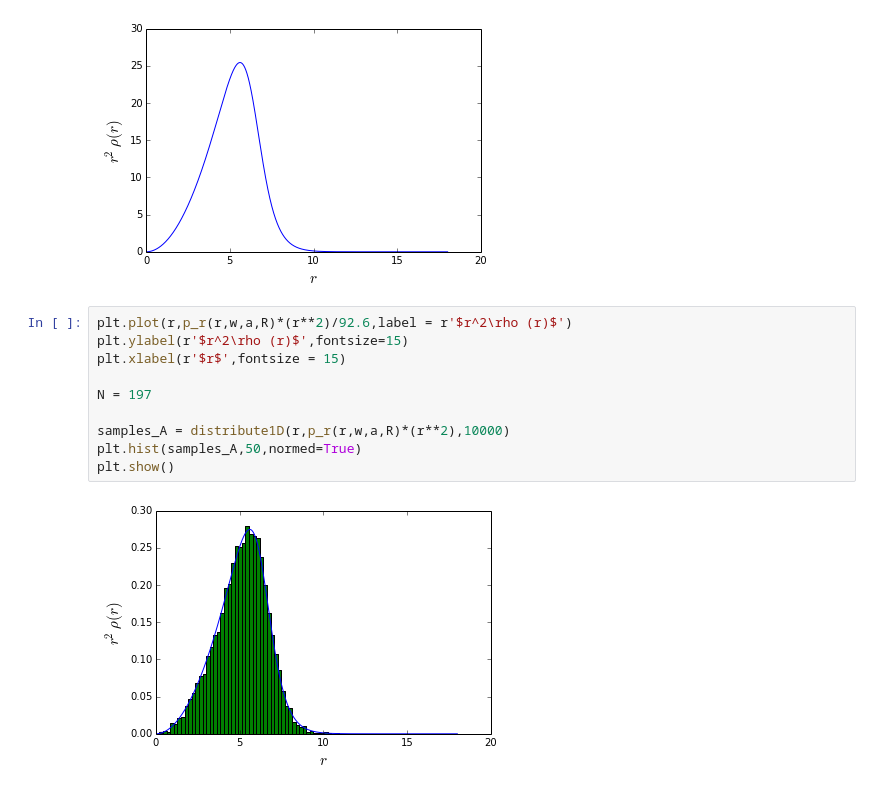
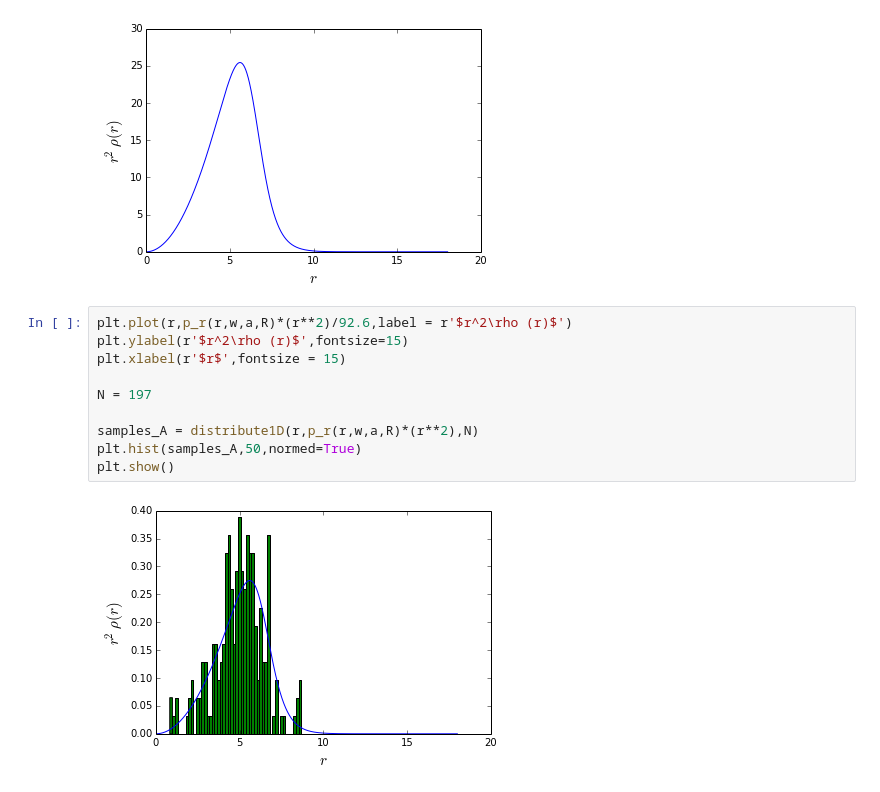
Before and after one commit to jparke08/PHYS202-S14, a Jupyter notebook: SciPy/RandomAndMCExercises.ipynb, the cells around one changed output. Drawn from its saved outputs; the diff is of its cells as text.

```diff
--- a/SciPy/RandomAndMCExercises.ipynb
+++ b/SciPy/RandomAndMCExercises.ipynb
@@ -227,12 +227,12 @@ plt.show()
 # %%
 plt.plot(r,p_r(r,w,a,R)*(r**2)/92.6,label = r'$r^2\rho (r)$')
 plt.ylabel(r'$r^2\rho (r)$',fontsize=15)
 plt.xlabel(r'$r$',fontsize = 15)
 
 N = 197
 
-samples_A = distribute1D(r,p_r(r,w,a,R)*(r**2),10000)
+samples_A = distribute1D(r,p_r(r,w,a,R)*(r**2),N)
 plt.hist(samples_A,50,normed=True)
 plt.show()
 # %% [output]
-[figure, old version]
+[figure, new version]
```
Also changed, not shown: parts of 8 cells of this notebook, 2 other files.
